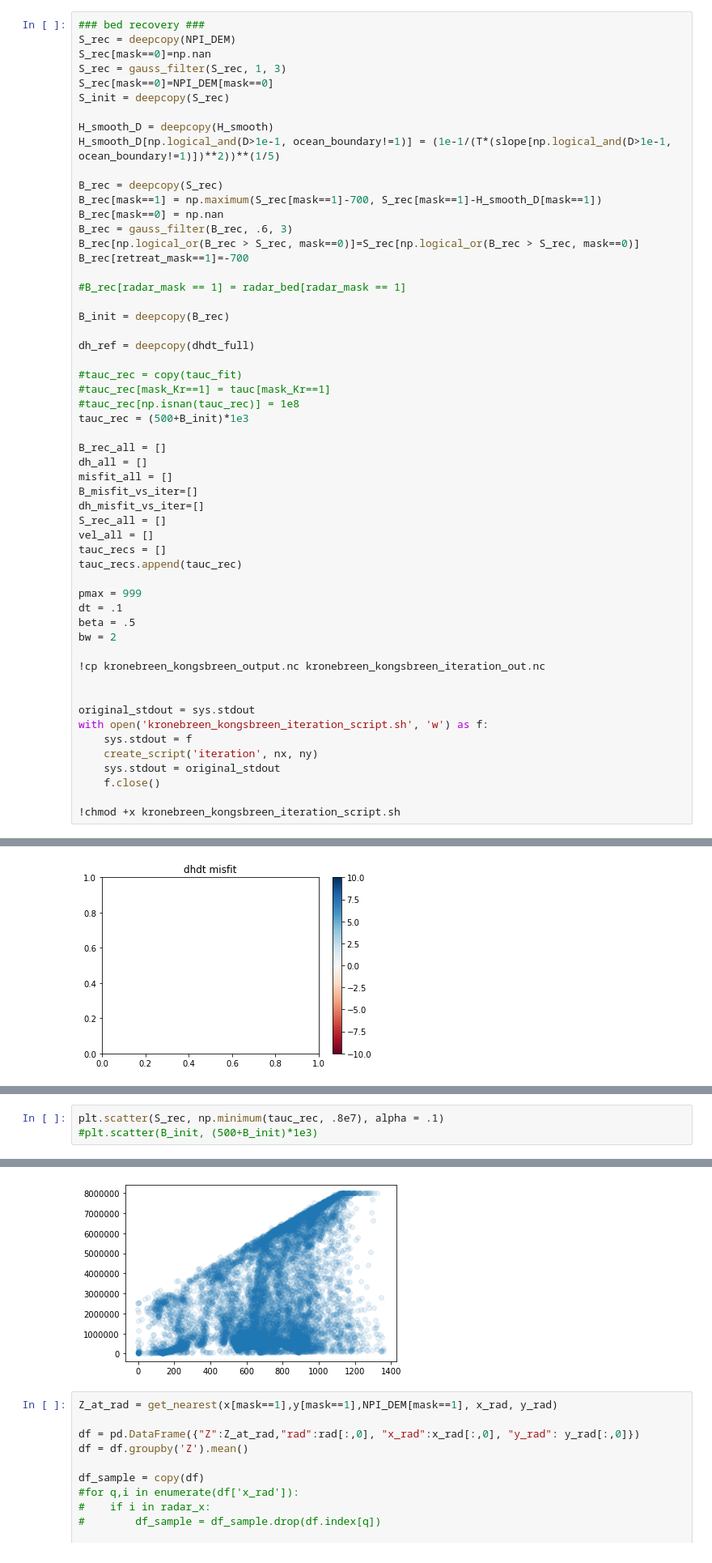
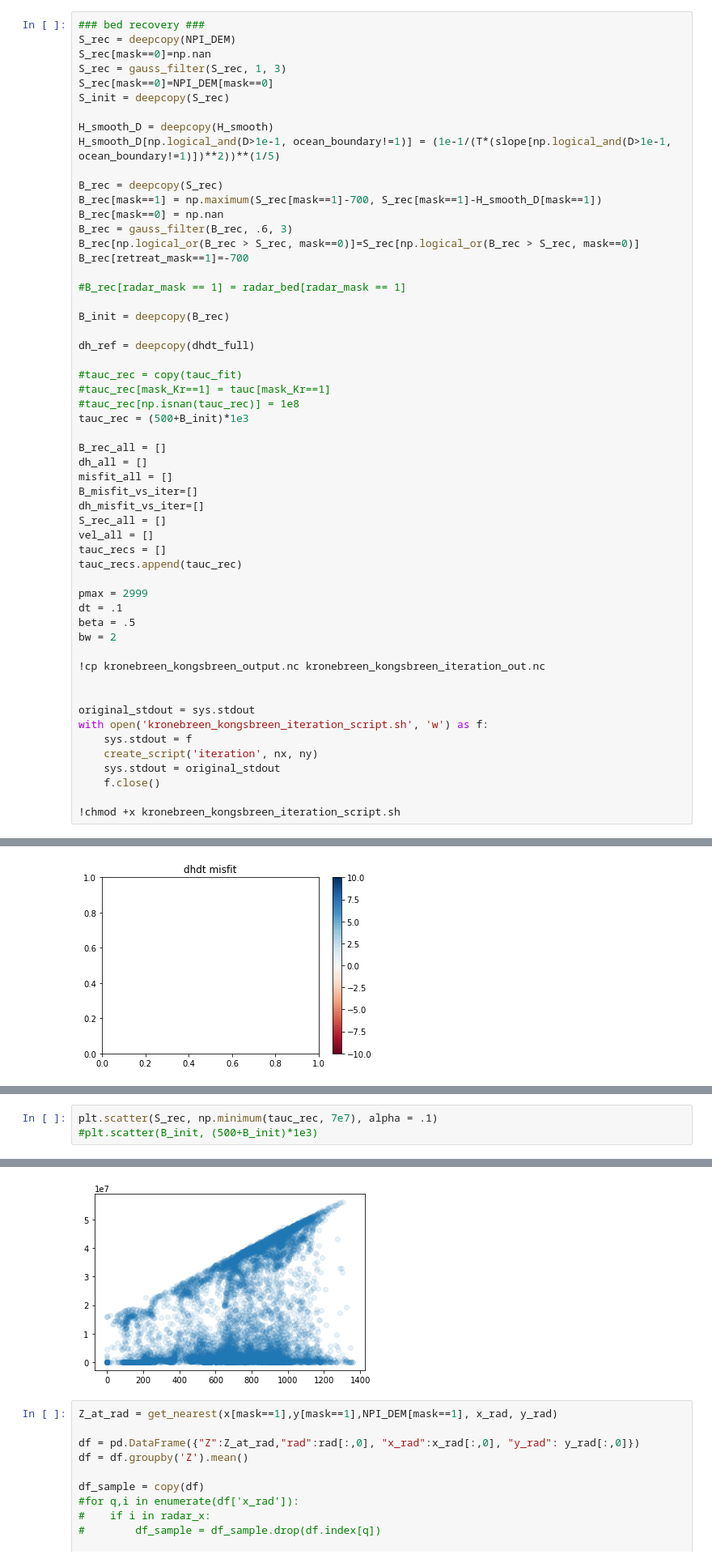
Before and after one commit to hahohe1892/thick_inv, a Jupyter notebook: Kronebreen-Kongsbreen.ipynb, the cells around one changed output, grey strips where cells are left out. Shown at 81% size. Cells and saved outputs as stored; diff of their text form.

Commit message:
updating friction coefficient after 500 it (pmax = 2999); smooth run, reliable results, though not perfect match with radar

```diff
--- a/Kronebreen-Kongsbreen.ipynb
+++ b/Kronebreen-Kongsbreen.ipynb
@@ -704,7 +704,7 @@ vel_all = []
 tauc_recs = []
 tauc_recs.append(tauc_rec)
 
-pmax = 999
+pmax = 2999
 dt = .1
 beta = .5
 bw = 2
@@ -1253,9 +1251,9 @@ lilliefors(thick_rec_at_rad - thick_ref_at_rad)
 # %%
-plt.scatter(S_rec, np.minimum(tauc_rec, .8e7), alpha = .1)
+plt.scatter(S_rec, np.minimum(tauc_rec, 7e7), alpha = .1)
 #plt.scatter(B_init, (500+B_init)*1e3)
 # %% [output]
 <matplotlib.collections.PathCollection at 0x...>
-[figure, old version]
+[figure, new version]
 # %%
 Z_at_rad = get_nearest(x[mask==1],y[mask==1],NPI_DEM[mask==1], x_rad, y_rad)
 
```
Also changed, not shown: parts of 17 cells of this notebook.
